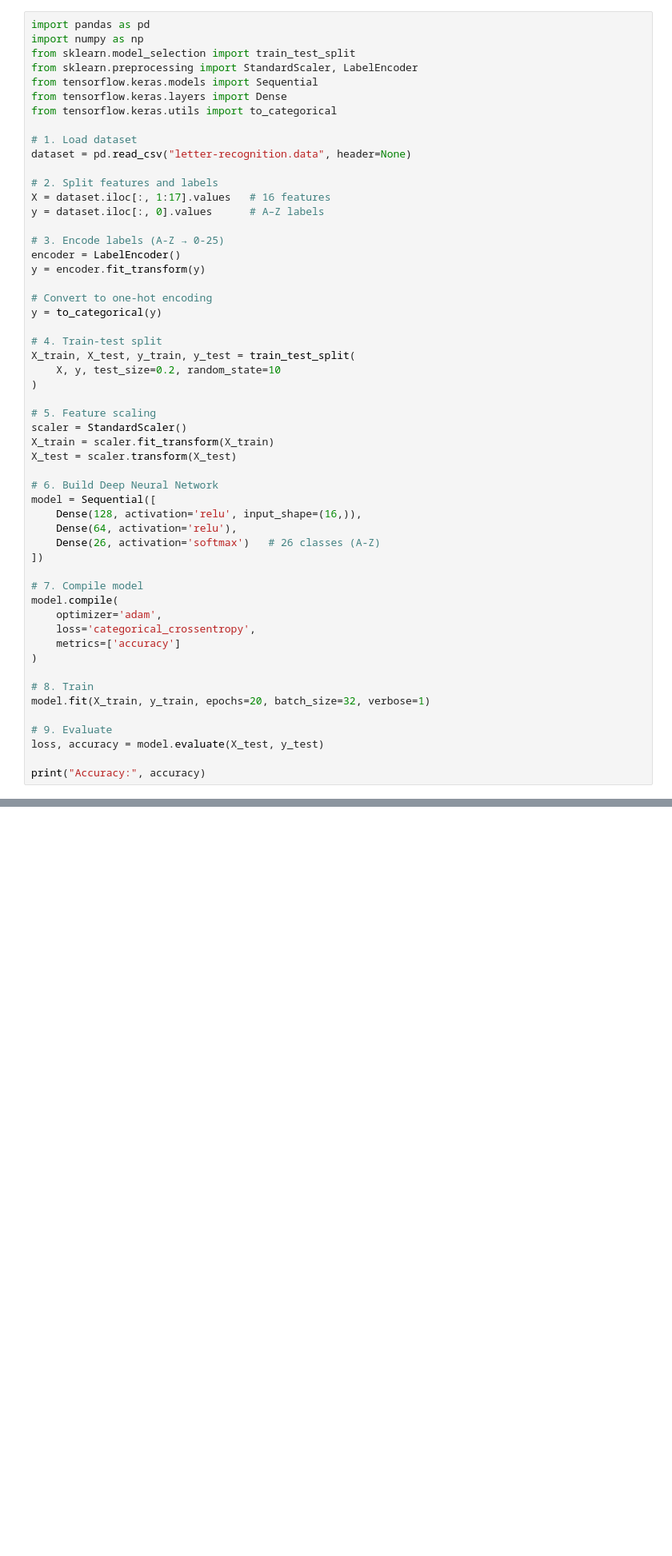
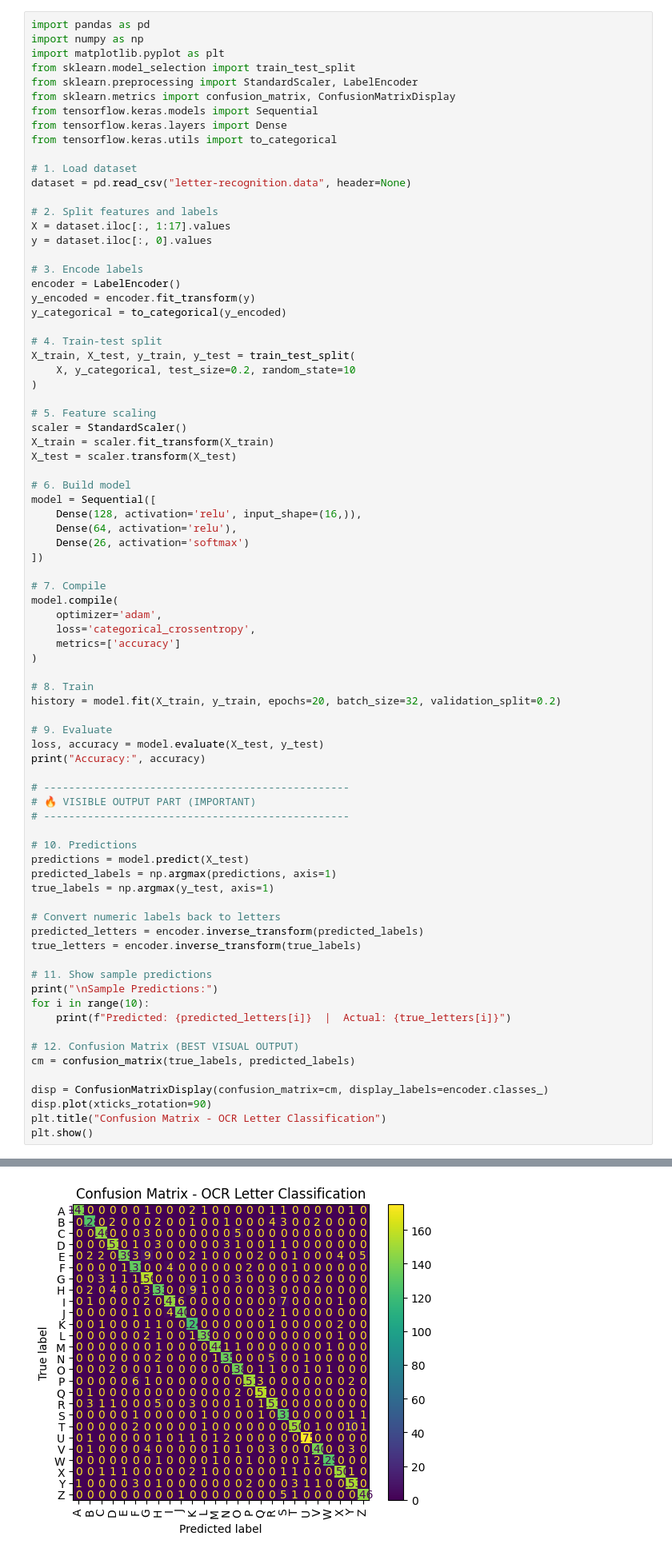
Before and after one commit to swanandjoshi30/dl_codes, a Jupyter notebook: OCR.ipynb, the cells around one changed output, grey strips where cells are left out. Shown at 80% size. Saved outputs shown, nothing was run; the diff lists cells and outputs as text; blank space fills up the shorter version.

Commit message:
Updated DL files (added visual outputs)

```diff
--- a/OCR.ipynb
+++ b/OCR.ipynb
@@ -1,8 +1,10 @@
 # %%
 import pandas as pd
 import numpy as np
+import matplotlib.pyplot as plt
 from sklearn.model_selection import train_test_split
 from sklearn.preprocessing import StandardScaler, LabelEncoder
+from sklearn.metrics import confusion_matrix, ConfusionMatrixDisplay
 from tensorflow.keras.models import Sequential
 from tensorflow.keras.layers import Dense
 from tensorflow.keras.utils import to_categorical
@@ -11,19 +13,17 @@ from tensorflow.keras.utils import to_categorical
 dataset = pd.read_csv("letter-recognition.data", header=None)
 
 # 2. Split features and labels
-X = dataset.iloc[:, 1:17].values   # 16 features
-y = dataset.iloc[:, 0].values      # A–Z labels
+X = dataset.iloc[:, 1:17].values
+y = dataset.iloc[:, 0].values
 
-# 3. Encode labels (A-Z → 0-25)
+# 3. Encode labels
 encoder = LabelEncoder()
-y = encoder.fit_transform(y)
-
-# Convert to one-hot encoding
-y = to_categorical(y)
+y_encoded = encoder.fit_transform(y)
+y_categorical = to_categorical(y_encoded)
 
 # 4. Train-test split
 X_train, X_test, y_train, y_test = train_test_split(
-    X, y, test_size=0.2, random_state=10
+    X, y_categorical, test_size=0.2, random_state=10
 )
 
 # 5. Feature scaling
@@ -31,14 +31,14 @@ scaler = StandardScaler()
 X_train = scaler.fit_transform(X_train)
 X_test = scaler.transform(X_test)
 
-# 6. Build Deep Neural Network
+# 6. Build model
 model = Sequential([
     Dense(128, activation='relu', input_shape=(16,)),
     Dense(64, activation='relu'),
-    Dense(26, activation='softmax')   # 26 classes (A-Z)
+    Dense(26, activation='softmax')
 ])
 
-# 7. Compile model
+# 7. Compile
 model.compile(
     optimizer='adam',
     loss='categorical_crossentropy',
@@ -46,10 +46,35 @@ model.compile(
 )
 
 # 8. Train
-model.fit(X_train, y_train, epochs=20, batch_size=32, verbose=1)
+history = model.fit(X_train, y_train, epochs=20, batch_size=32, validation_split=0.2)
 
 # 9. Evaluate
 loss, accuracy = model.evaluate(X_test, y_test)
+print("Accuracy:", accuracy)
 
-print("Accuracy:", accuracy)
+# -------------------------------------------------
+# 🔥 VISIBLE OUTPUT PART (IMPORTANT)
+# -------------------------------------------------
+
+# 10. Predictions
+predictions = model.predict(X_test)
+predicted_labels = np.argmax(predictions, axis=1)
+true_labels = np.argmax(y_test, axis=1)
+
+# Convert numeric labels back to letters
+predicted_letters = encoder.inverse_transform(predicted_labels)
+true_letters = encoder.inverse_transform(true_labels)
+
+# 11. Show sample predictions
+print("\nSample Predictions:")
+for i in range(10):
+    print(f"Predicted: {predicted_letters[i]}  |  Actual: {true_letters[i]}")
+
+# 12. Confusion Matrix (BEST VISUAL OUTPUT)
+cm = confusion_matrix(true_labels, predicted_labels)
+
+disp = ConfusionMatrixDisplay(confusion_matrix=cm, display_labels=encoder.classes_)
+disp.plot(xticks_rotation=90)
+plt.title("Confusion Matrix - OCR Letter Classification")
+plt.show()
 # %% [output]
@@ -73,0 +99 @@ Accuracy: 0.9472500085830688
+[figure, added]
```
Also changed, not shown: parts of 1 cell of this notebook, 1 other file.
